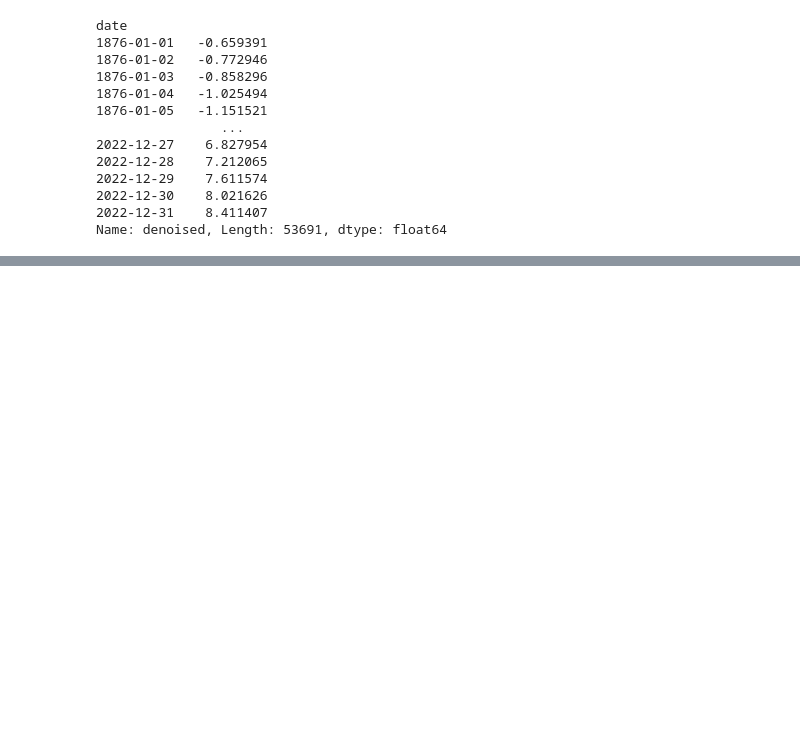
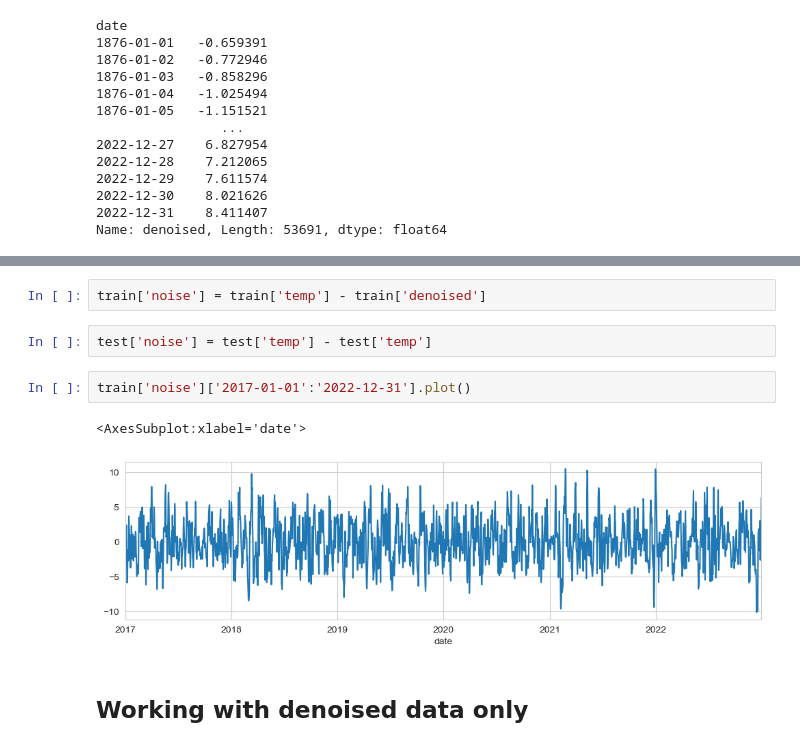
Before and after one commit to ElizavetaBugaeva/bootcamp_projects, a Jupyter notebook: week_07/weekly_project/Project_code.ipynb, the cells around one changed output, grey strips where cells are left out. Cells and saved outputs as stored; diff of their text form; blank space fills up the shorter version.

```diff
--- a/week_07/weekly_project/Project_code.ipynb
+++ b/week_07/weekly_project/Project_code.ipynb
@@ -198,0 +233,11 @@ train['denoised']['2017-01-01':'2022-12-31'].plot()
+# %%
+train['noise'] = train['temp'] - train['denoised']
+# %%
+test['noise'] = test['temp'] - test['temp']
+# %%
+train['noise']['2017-01-01':'2022-12-31'].plot()
+# %% [output]
+<AxesSubplot:xlabel='date'>
+[figure, added]
+# %% [markdown]
+## Working with denoised data only
```
Also changed, not shown: parts of 44 cells of this notebook.
